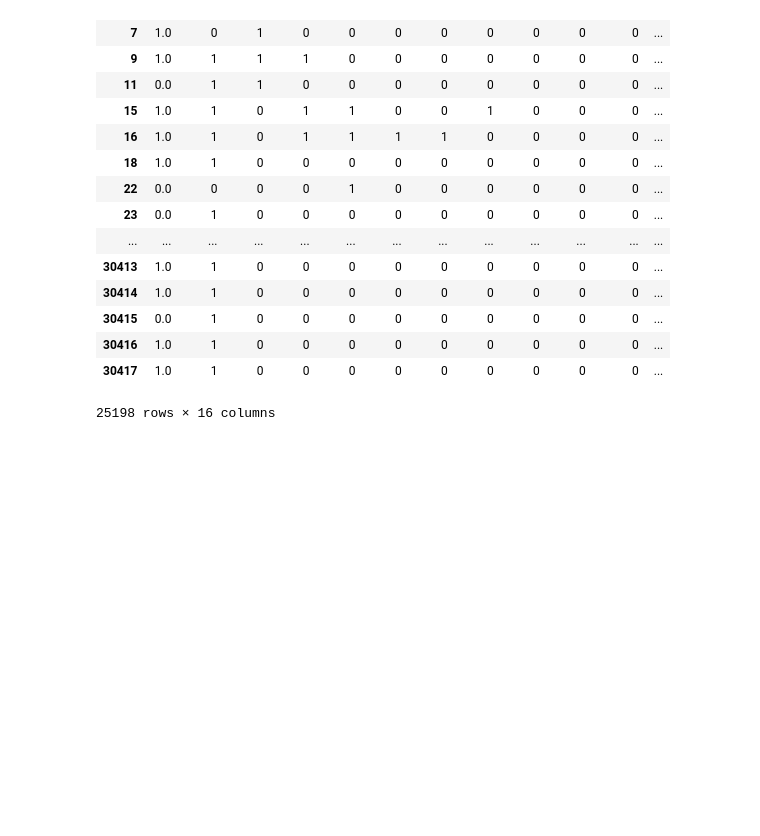
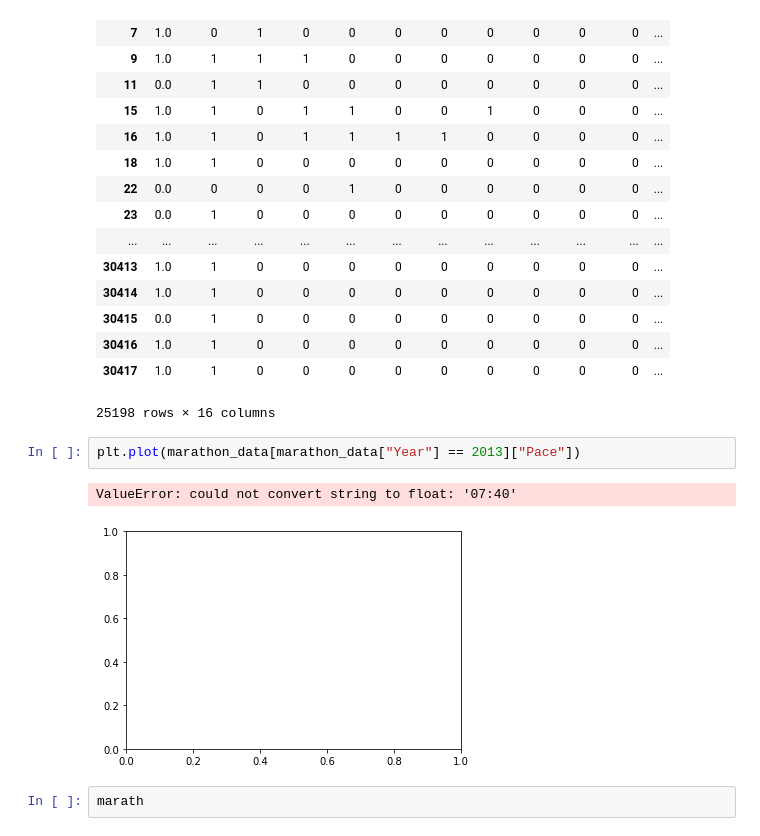
Before and after one commit to stawaway/Mini-project-1, a Jupyter notebook: Cleaning, Transformation, and Logistic Regression.ipynb, the cells around one changed output. Drawn from its saved outputs; the diff is of its cells as text; blank space fills up the shorter version.

```diff
--- a/Cleaning, Transformation, and Logistic Regression.ipynb
+++ b/Cleaning, Transformation, and Logistic Regression.ipynb
@@ -567,3 +589,10 @@ train_df
 | 30416 | 1.0 | 1 | 0 | 0 | 0 | 0 | 0 | 0 | 0 | 0 | 0 | ... |
 | 30417 | 1.0 | 1 | 0 | 0 | 0 | 0 | 0 | 0 | 0 | 0 | 0 | ... |
 25198 rows × 16 columns
+# %%
+plt.plot(marathon_data[marathon_data["Year"] == 2013]["Pace"])
+# %% [output]
+ValueError: could not convert string to float: '07:40'
+[figure, added]
+# %%
+marath
```
Also changed, not shown: parts of 34 cells of this notebook.
